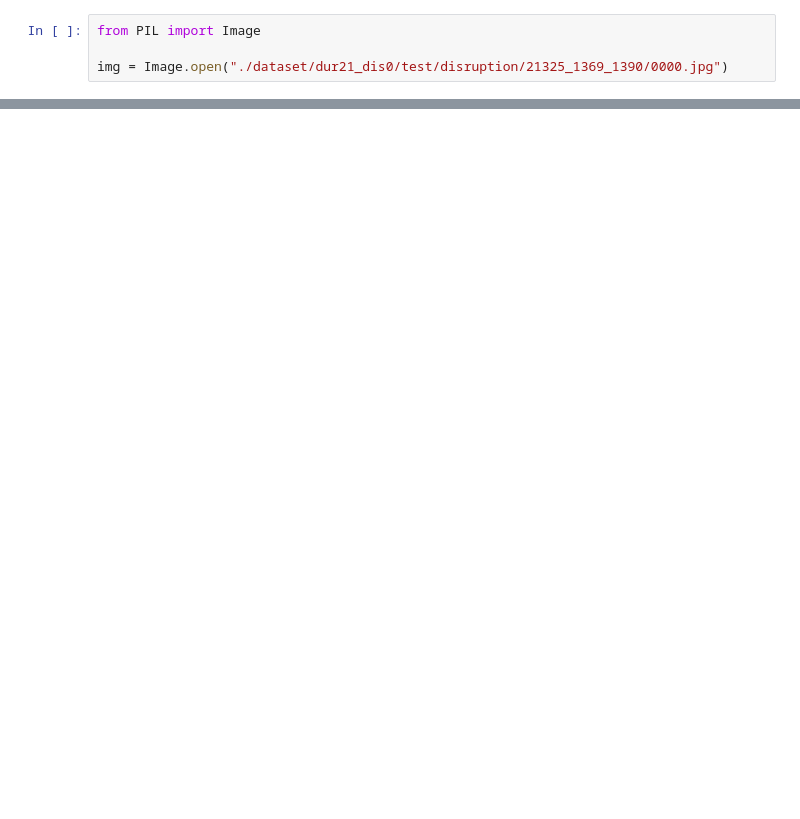
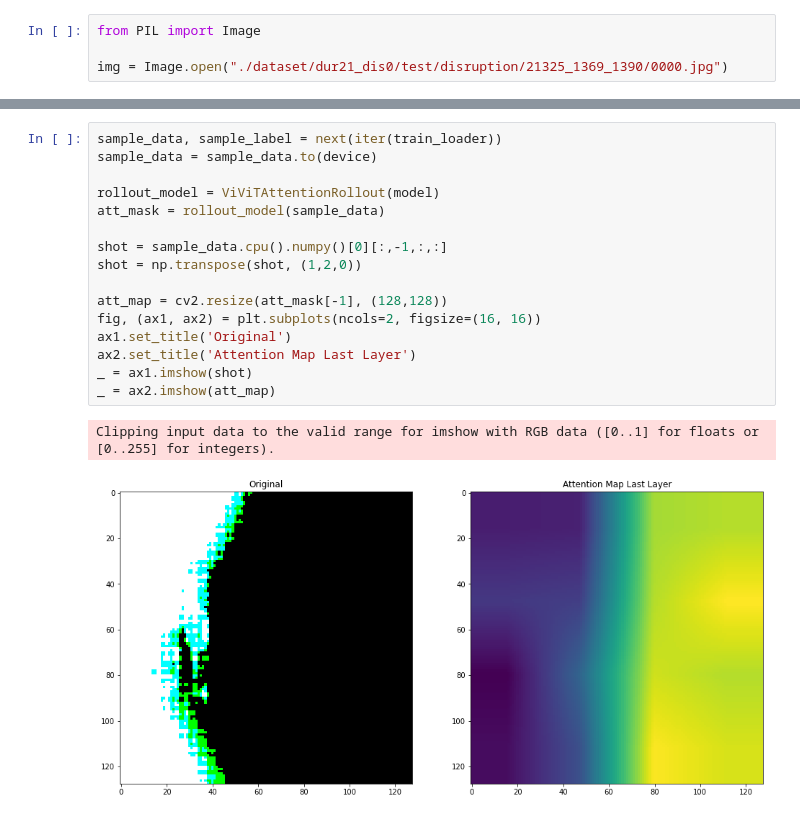
Before and after one commit to ZINZINBIN/Disruption-Prediciton-based-on-Multimodal-Deep-Learning, a Jupyter notebook: test.ipynb, the cells around one changed output, grey strips where cells are left out. Cells and saved outputs as stored; diff of their text form; blank space fills up the shorter version.

```diff
--- a/test.ipynb
+++ b/test.ipynb
@@ -149,0 +321,19 @@ img.shape
+# %%
+sample_data, sample_label = next(iter(train_loader))
+sample_data = sample_data.to(device)
+
+rollout_model = ViViTAttentionRollout(model)
+att_mask = rollout_model(sample_data)
+
+shot = sample_data.cpu().numpy()[0][:,-1,:,:]
+shot = np.transpose(shot, (1,2,0))
+
+att_map = cv2.resize(att_mask[-1], (128,128))
+fig, (ax1, ax2) = plt.subplots(ncols=2, figsize=(16, 16))
+ax1.set_title('Original')
+ax2.set_title('Attention Map Last Layer')
+_ = ax1.imshow(shot)
+_ = ax2.imshow(att_map)
+# %% [output]
+Clipping input data to the valid range for imshow with RGB data ([0..1] for floats or [0..255] for integers).
+[figure, added]
```
Also changed, not shown: parts of 14 cells of this notebook, 3 other files.
